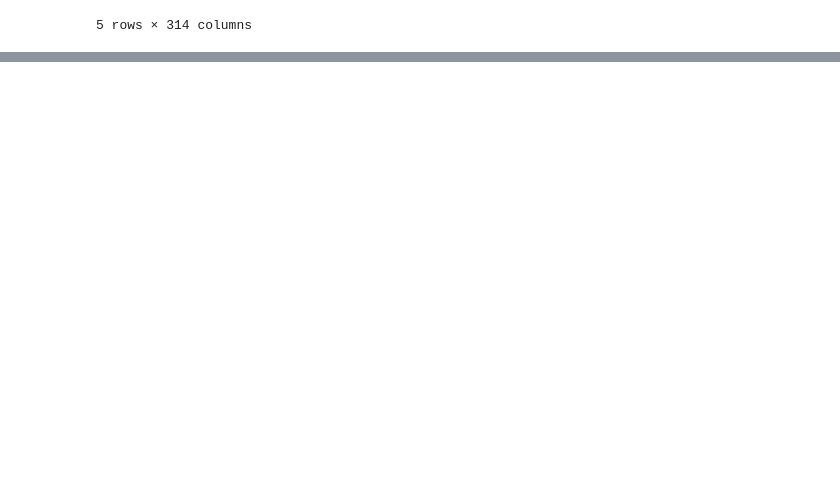
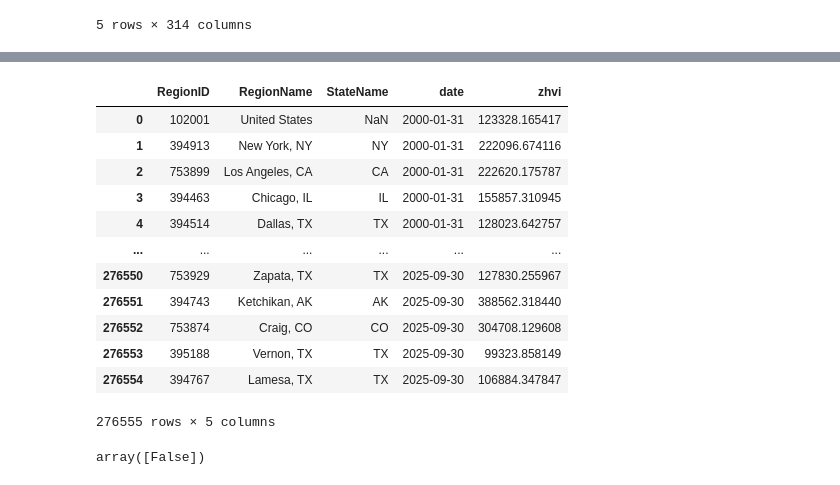
Before and after one commit to jagresti/remote-work-housing, a Jupyter notebook: checking-cleaning-data.ipynb, the cells around one changed output, grey strips where cells are left out. Saved outputs shown, nothing was run; the diff lists cells and outputs as text; code cells hidden in the pictures; blank space fills up the shorter version.

```diff
--- a/checking-cleaning-data.ipynb
+++ b/checking-cleaning-data.ipynb
@@ -27,2 +100,23 @@ zhvi.head()
+# %%
+zhvi_long['date'] = pd.to_datetime(zhvi_long['date'])
+zhvi_long
+# %% [output]
+|  | RegionID | RegionName | StateName | date | zhvi |
+| 0 | 102001 | United States | NaN | 2000-01-31 | 123328.165417 |
+| 1 | 394913 | New York, NY | NY | 2000-01-31 | 222096.674116 |
+| 2 | 753899 | Los Angeles, CA | CA | 2000-01-31 | 222620.175787 |
+| 3 | 394463 | Chicago, IL | IL | 2000-01-31 | 155857.310945 |
+| 4 | 394514 | Dallas, TX | TX | 2000-01-31 | 128023.642757 |
+| ... | ... | ... | ... | ... | ... |
+| 276550 | 753929 | Zapata, TX | TX | 2025-09-30 | 127830.255967 |
+| 276551 | 394743 | Ketchikan, AK | AK | 2025-09-30 | 388562.318440 |
+| 276552 | 753874 | Craig, CO | CO | 2025-09-30 | 304708.129608 |
+| 276553 | 395188 | Vernon, TX | TX | 2025-09-30 | 99323.858149 |
+| 276554 | 394767 | Lamesa, TX | TX | 2025-09-30 | 106884.347847 |
+276555 rows × 5 columns
+# %%
+zhvi.duplicated().unique()
+# %% [output]
+array([False])
 # %%
 #Rental Prices
```
Also changed, not shown: parts of 10 cells of this notebook, 11 other files.
